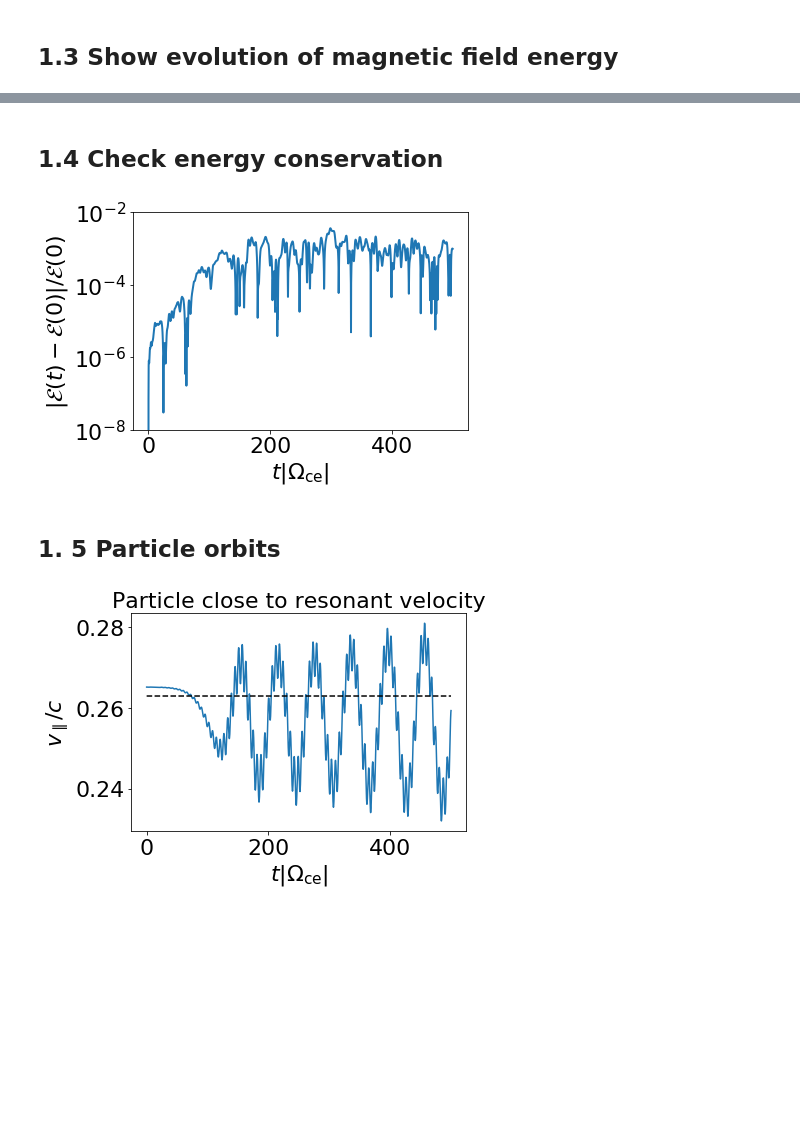
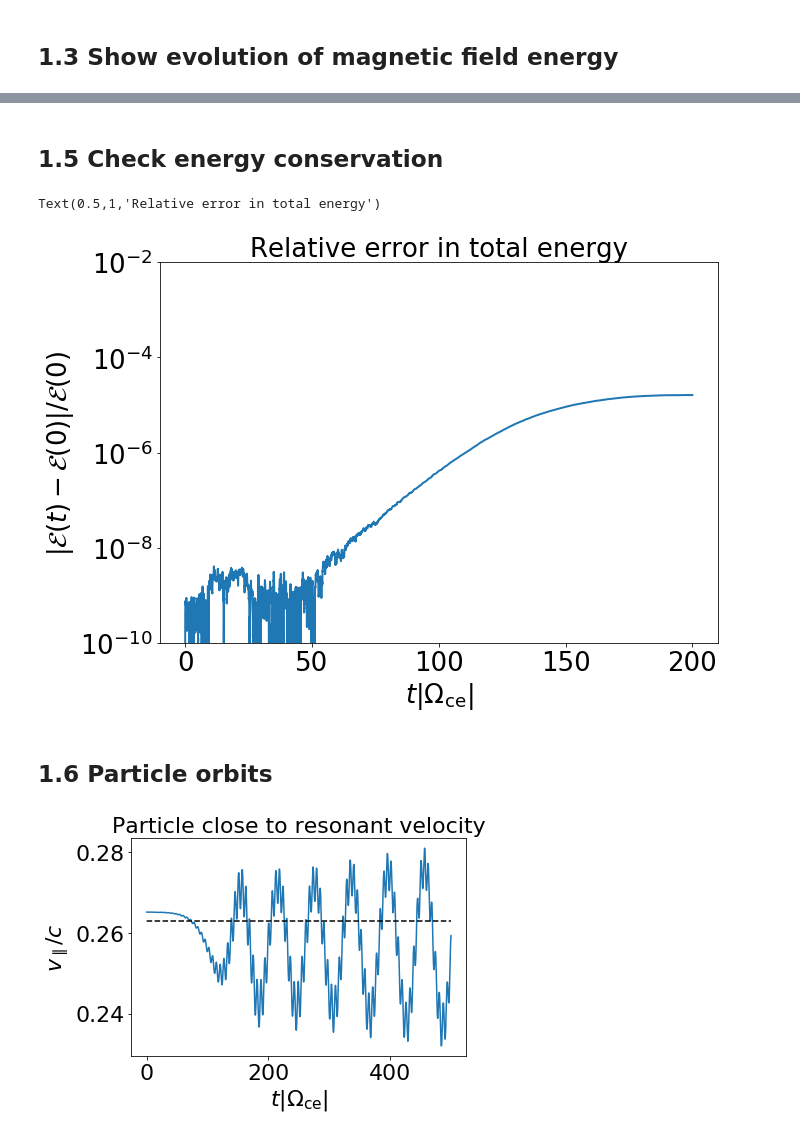
Before and after one commit to ratnania/mhd, a Jupyter notebook: 02_HybridModelling/01_Electron_Hybrid_Code.ipynb, the cells around one changed output, grey strips where cells are left out. Cells and saved outputs as stored; diff of their text form; code cells hidden in the pictures; blank space fills up the shorter version.

```diff
--- a/02_HybridModelling/01_Electron_Hybrid_Code.ipynb
+++ b/02_HybridModelling/01_Electron_Hybrid_Code.ipynb
@@ -718,21 +813,26 @@ plt.savefig('/home/florian/Schreibtisch/Masterarbeit/05_Präsentationen/04_Ringb
 # %% [markdown]
-## 1.4 Check energy conservation
+## 1.5 Check energy conservation
 # %%
-f4 = plt.figure()
-f4.set_figheight(4)
-f4.set_figwidth(6)
+f5 = plt.figure()
+f5.set_figheight(7)
+f5.set_figwidth(10)
 
-Eh_eq = Lz*nh*me/2*(wpar**2 + 2*wperp**2)
-en_tot = en_B + en_E + en_jc + en_jh + Eh_eq
-en_ini = en_B[0] + en_E[0] + en_jc[0] + en_jh[0] + Eh_eq
-plt.semilogy(tn, np.abs(en_tot - en_ini)/en_ini, linewidth = 2)
-#plt.xlim((-10, 300))
-plt.ylim((1e-8, 1e-2))
+en_tot = en_B + en_E + en_jc + en_jh
+
+Nt = len(en_B) - 1
+tn = np.linspace(0, Nt*dt*saving_step, Nt + 1)
+
+plt.semilogy(tn, np.abs(en_tot - en_tot[0])/en_tot[0], linewidth = 2)
+plt.ylim((1e-10, 1e-2))
 plt.xlabel('$t|\Omega_\mathrm{ce}|$')
 plt.ylabel('$|\mathcal{E}(t) - \mathcal{E}(0)|/\mathcal{E}(0)$')
-plt.savefig('/home/florian/Schreibtisch/Masterarbeit/05_Präsentationen/04_Ringberg/01_Figures/Conservation_Anisotropic', bbox_inches = 'tight')
+plt.title('Relative error in total energy', fontsize = fontsize)
+#plt.savefig('/home/florian/Schreibtisch/Masterarbeit/05_Präsentationen/04_Ringberg/01_Figures/Conservation_ConCode_WithCV', bbox_inches = 'tight')
+
+#data = np.loadtxt('/home/florian/Schreibtisch/Masterarbeit/05_Präsentationen/04_Ringberg/01_Figures/Energies_ConCode.pdf')
 # %% [output]
+Text(0.5,1,'Relative error in total energy')
-[figure, old version]
+[figure, new version]
 # %% [markdown]
-## 1. 5 Particle orbits
+## 1.6 Particle orbits
 # %%
```
Also changed, not shown: parts of 33 cells of this notebook, 3 other files.
